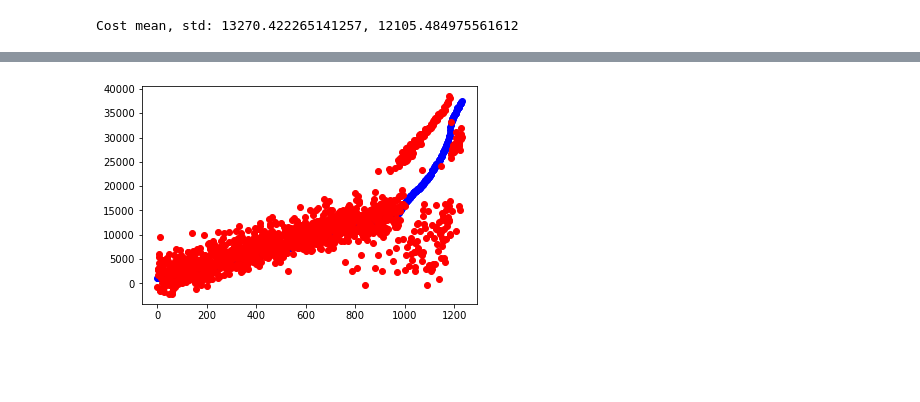
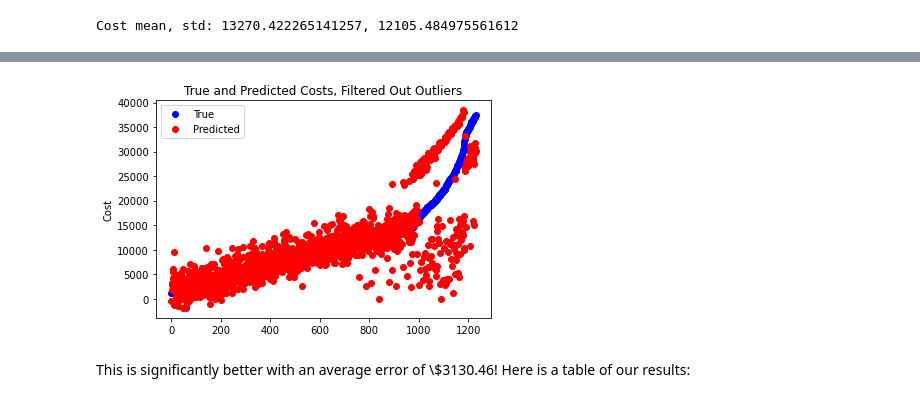
Before and after one commit to nelsen129/us-medical-insurance-costs, a Jupyter notebook: us-medical-insurance-costs.ipynb, the cells around one changed output, grey strips where cells are left out. Drawn from its saved outputs; the diff is of its cells as text; code cells hidden in the pictures; blank space fills up the shorter version.

```diff
--- a/us-medical-insurance-costs.ipynb
+++ b/us-medical-insurance-costs.ipynb
@@ -274,9 +316,2 @@ m_region = 0.
-# %%
-regions_one_hot = (
-    np.where(regions == 0, 1., 0.),
-    np.where(regions == 1, 1., 0.),
-    np.where(regions == 2, 1., 0.),
-    np.where(regions == 3, 1., 0.),
-)
 # %% [markdown]
 ## All Analysis
@@ -288,5 +323,9 @@ print(m_age, m_bmi, m_children, m_smoker, m_sex, m_region)
 # %%
-variables_combined = np.stack([ages, bmis, children_nums, smokers, sexes, regions])
-ms_all = np.stack([m_age, m_bmi, m_children, m_smoker, m_sex, m_region])
+variables_combined = np.stack([ages, bmis, children_nums, smokers, sexes])
+ms_all = np.stack([m_age, m_bmi, m_children, m_smoker, m_sex])
+
+# Since region is one-hot encoded
+variables_combined = np.concatenate([variables_combined, regions_one_hot])
+ms_all = np.concatenate([ms_all, m_region])
 costs_calculated_no_bias = get_y(ms_all[:, None], 0., variables_combined).sum(axis=0)
 # %% [markdown]
@@ -294,5 +333,5 @@ To find the bias, we run the linear regression using all of the variables and ca
 # %%
-ma, ba = run_linear_regressions(
+m_all, b_all = run_linear_regressions(
     np.stack([costs_calculated_no_bias, costs], axis=-1),
     initial_m=1.,
     initial_b=-15000.
@@ -331,8 +405,9 @@ def get_gradient_vector(values, weights, bias, y_true, y_pred):
 # %%
-def run_multiple_regressions(inputs, costs, iterations=5000, learning_rate=1e-5, lr_decay=0.999995):
-    # Initialize all ms to be the calculated values from before, with region=1000., b to be -15000
-    weights = np.stack([m_age, m_bmi, m_children, m_smoker, m_sex, 1000., 1000., 1000., 1000.])
-    bias = np.array([-15000.])
+def run_multiple_regressions(inputs, costs, iterations=100000, learning_rate=1e-4, lr_decay=0.999995):
+    # Initialize all ms to be the calculated values from before and b as b_all
+    weights = np.stack([m_age, m_bmi, m_children, m_smoker, m_sex])
+    weights = np.concatenate([weights, m_region])
+    bias = np.array([b_all])
     weights_and_biases = np.concatenate([weights, bias])
     losses = []
     y_pred = get_ys(inputs, weights_and_biases[:-1], weights_and_biases[-1])
@@ -407,8 +478,14 @@ plt.show()
 # %%
 data_valid_sorted = data_valid[:, np.argsort(data_valid, axis=-1)[-1]]
 yp_valid_sorted = get_ys(data_valid_sorted[:-1], wb[:-1], wb[-1])
 
-plt.plot(np.arange(len(yp_valid)), data_valid_sorted[-1], 'bo', np.arange(len(yp_valid)), yp_valid_sorted, 'ro')
+plt.plot(np.arange(len(data_valid_sorted[-1])), data_valid_sorted[-1], 'bo',
+         np.arange(len(data_valid_sorted[-1])), yp_valid_sorted, 'ro')
+plt.ylabel('Cost')
+plt.title('True and Predicted Costs, Filtered Out Outliers')
+plt.legend(['True', 'Predicted'])
 plt.show()
 # %% [output]
-[figure, old version]
+[figure, new version]
+# %% [markdown]
+This is significantly better with an average error of \\$3130.46! Here is a table of our results:
```
Also changed, not shown: parts of 52 cells of this notebook, 1 other file.
